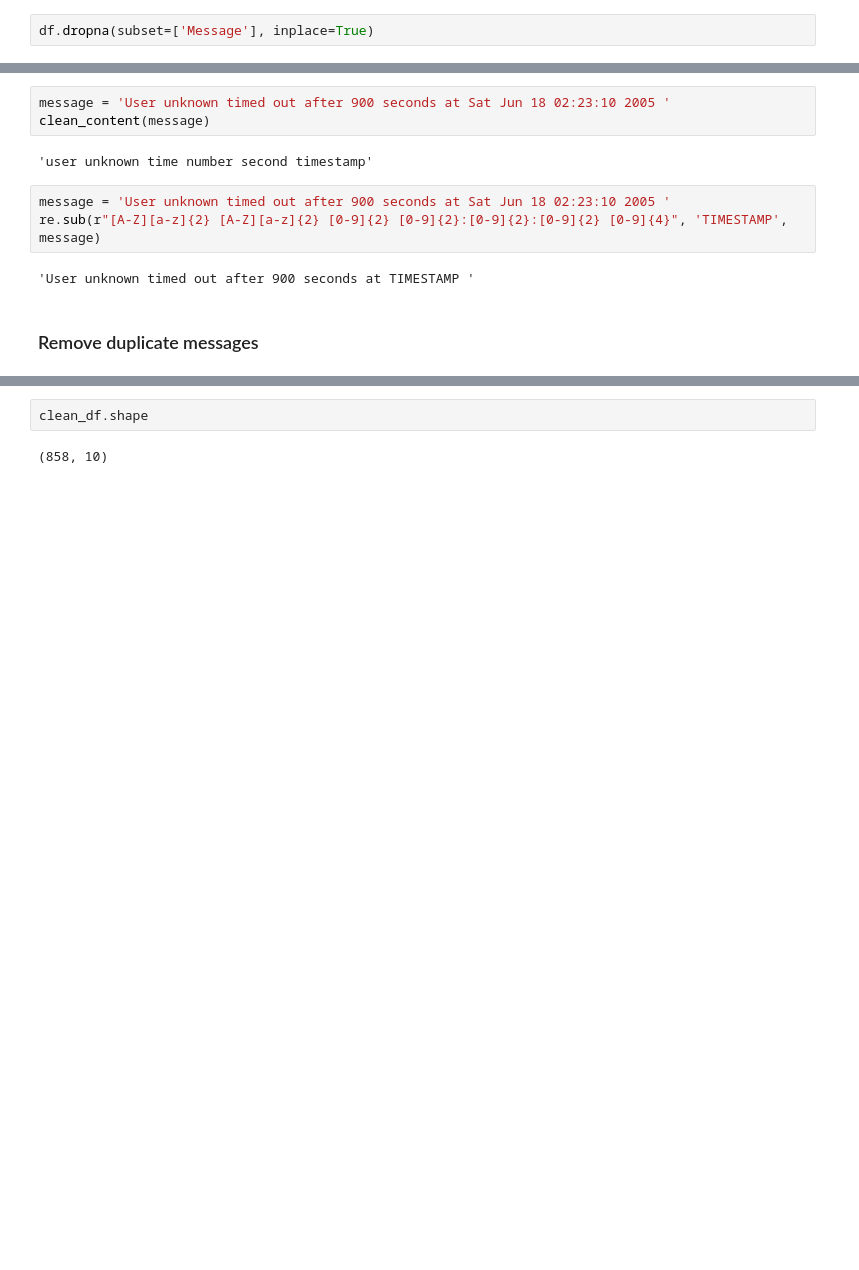
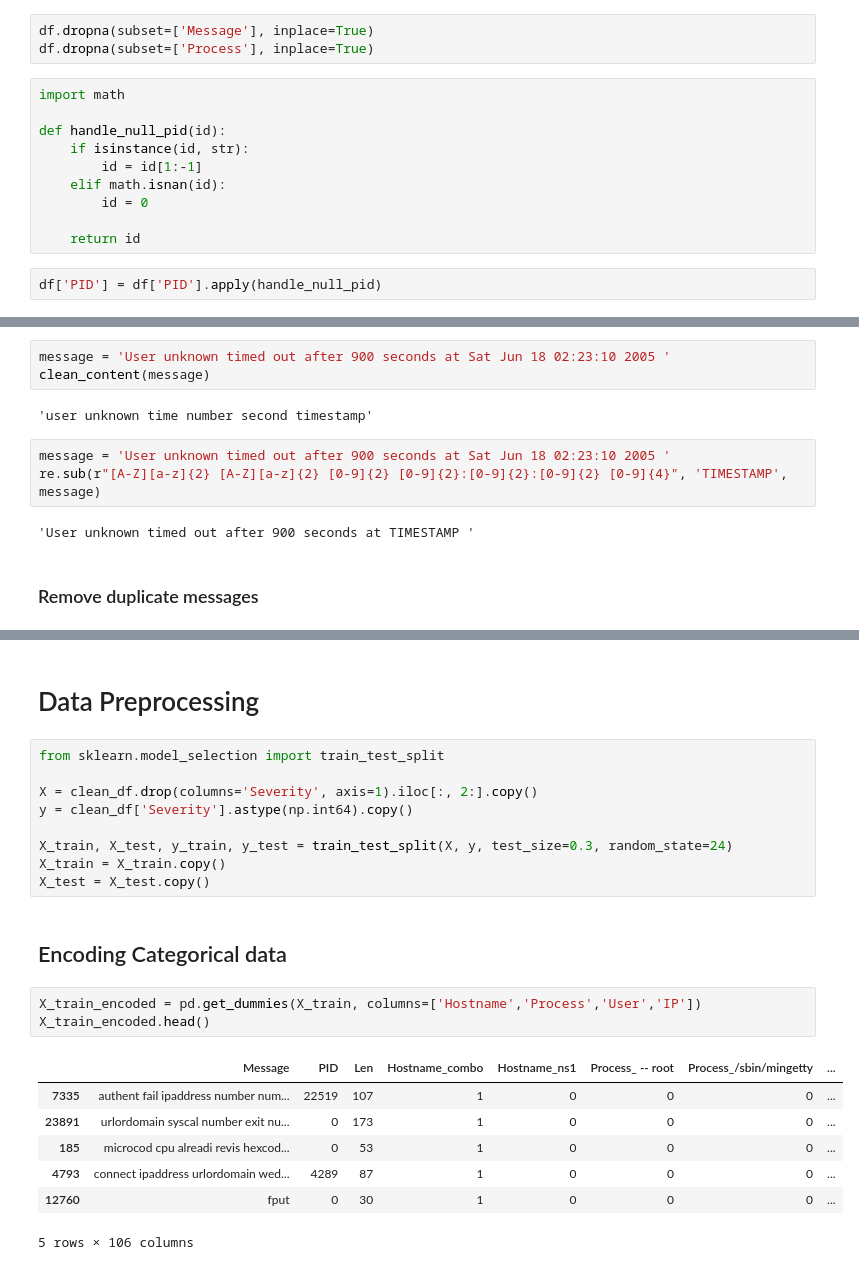
Before and after one commit to SweetyPatel3013/log-analyzer, a Jupyter notebook: march13.ipynb, the cells around one changed output, grey strips where cells are left out. Drawn from its saved outputs; the diff is of its cells as text; blank space fills up the shorter version.

```diff
--- a/march13.ipynb
+++ b/march13.ipynb
@@ -75,3 +92,16 @@ Len             0
 dtype: int64
 # %%
 df.dropna(subset=['Message'], inplace=True)
+df.dropna(subset=['Process'], inplace=True)
+# %%
+import math
+
+def handle_null_pid(id):
+    if isinstance(id, str):
+        id = id[1:-1]
+    elif math.isnan(id):
+        id = 0
+
+    return id
+# %%
+df['PID'] = df['PID'].apply(handle_null_pid)
@@ -176,4 +220,24 @@ clean_df.sample(10)
-# %%
-clean_df.shape
-# %% [output]
-(858, 10)
+# %% [markdown]
+# Data Preprocessing
+# %%
+from sklearn.model_selection import train_test_split
+
+X = clean_df.drop(columns='Severity', axis=1).iloc[:, 2:].copy()
+y = clean_df['Severity'].astype(np.int64).copy()
+
+X_train, X_test, y_train, y_test = train_test_split(X, y, test_size=0.3, random_state=24)
+X_train = X_train.copy()
+X_test = X_test.copy()
+# %% [markdown]
+## Encoding Categorical data
+# %%
+X_train_encoded = pd.get_dummies(X_train, columns=['Hostname','Process','User','IP'])
+X_train_encoded.head()
+# %% [output]
+|  | Message | PID | Len | Hostname_combo | Hostname_ns1 | Process_ -- root | Process_/sbin/mingetty | ... |
+| 7335 | authent fail ipaddress number num... | 22519 | 107 | 1 | 0 | 0 | 0 | ... |
+| 23891 | urlordomain syscal number exit nu... | 0 | 173 | 1 | 0 | 0 | 0 | ... |
+| 185 | microcod cpu alreadi revis hexcod... | 0 | 53 | 1 | 0 | 0 | 0 | ... |
+| 4793 | connect ipaddress urlordomain wed... | 4289 | 87 | 1 | 0 | 0 | 0 | ... |
+| 12760 | fput | 0 | 30 | 1 | 0 | 0 | 0 | ... |
+5 rows × 106 columns
```
Also changed, not shown: parts of 7 cells of this notebook.
